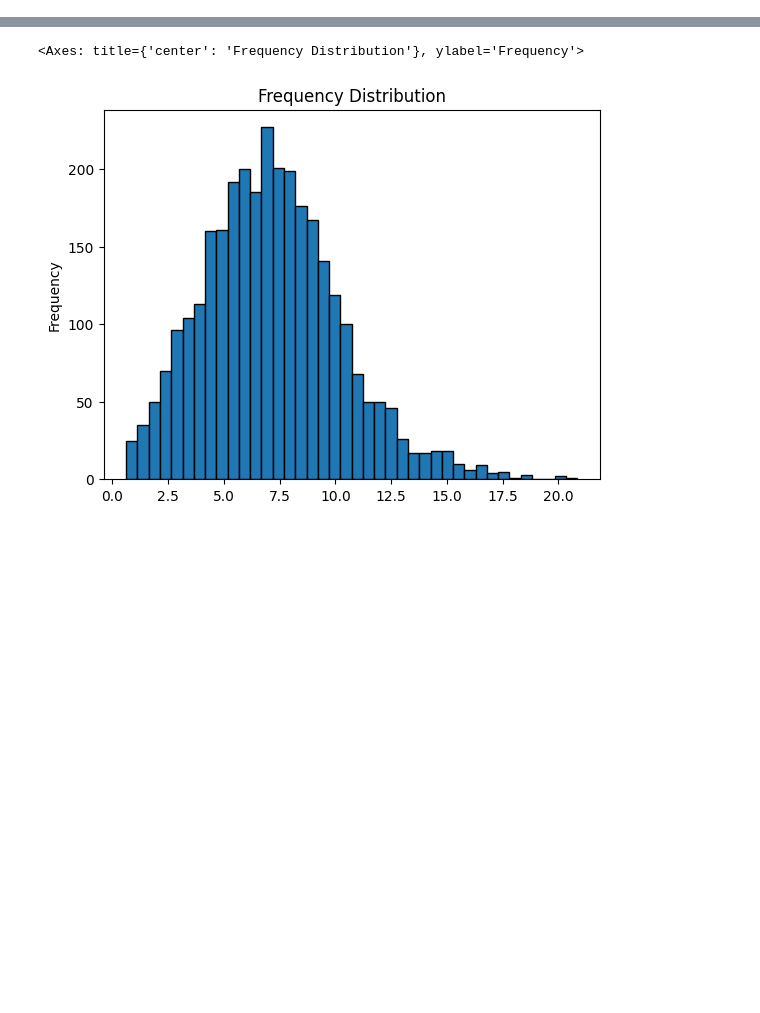
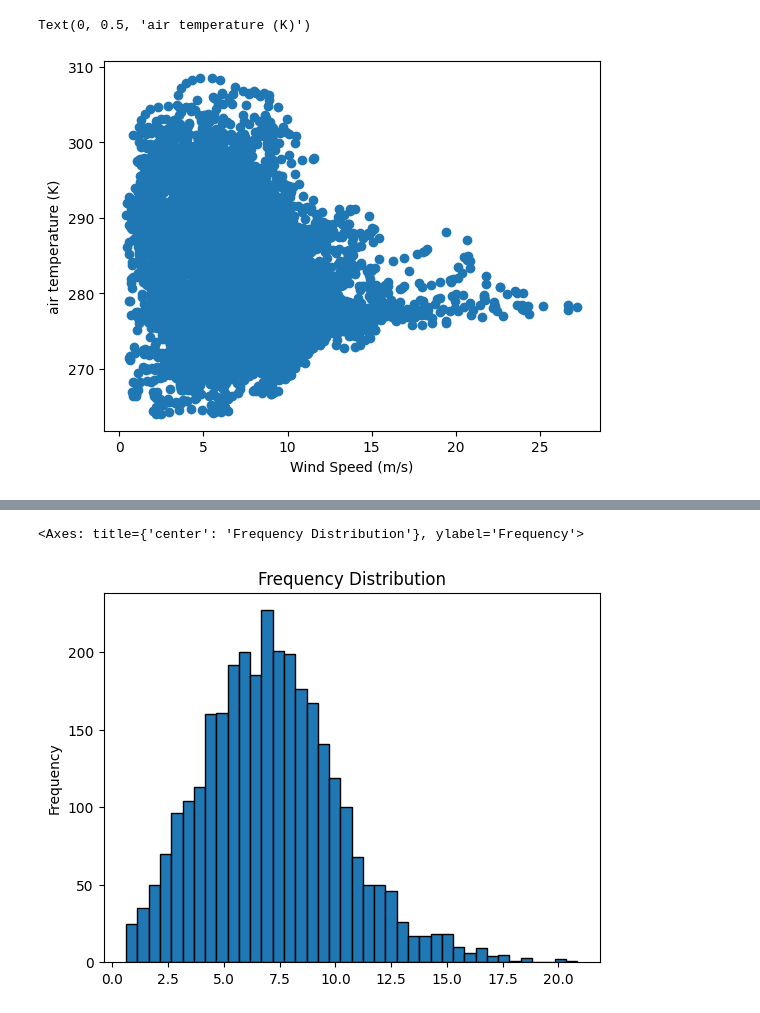
Before and after one commit to Manuel3567/master-thesis, a Jupyter notebook: notebooks/003_merra.ipynb, the cells around one changed output, grey strips where cells are left out. Saved outputs shown, nothing was run; the diff lists cells and outputs as text; code cells hidden in the pictures; blank space fills up the shorter version.

```diff
--- a/notebooks/003_merra.ipynb
+++ b/notebooks/003_merra.ipynb
@@ -14,0 +78,7 @@ File already exists, skipping download: ../data/raw/merra2//merra2_13.125_53.0_2
+# %%
+plt.scatter(weather_2022['wind_speed (m/s)'], weather_2022['air_temperature (K)'])
+plt.xlabel('Wind Speed (m/s)')
+plt.ylabel('air temperature (K)')
+# %% [output]
+Text(0, 0.5, 'air temperature (K)')
+[figure, added]
```
Also changed, not shown: parts of 10 cells of this notebook, 14 other files.
